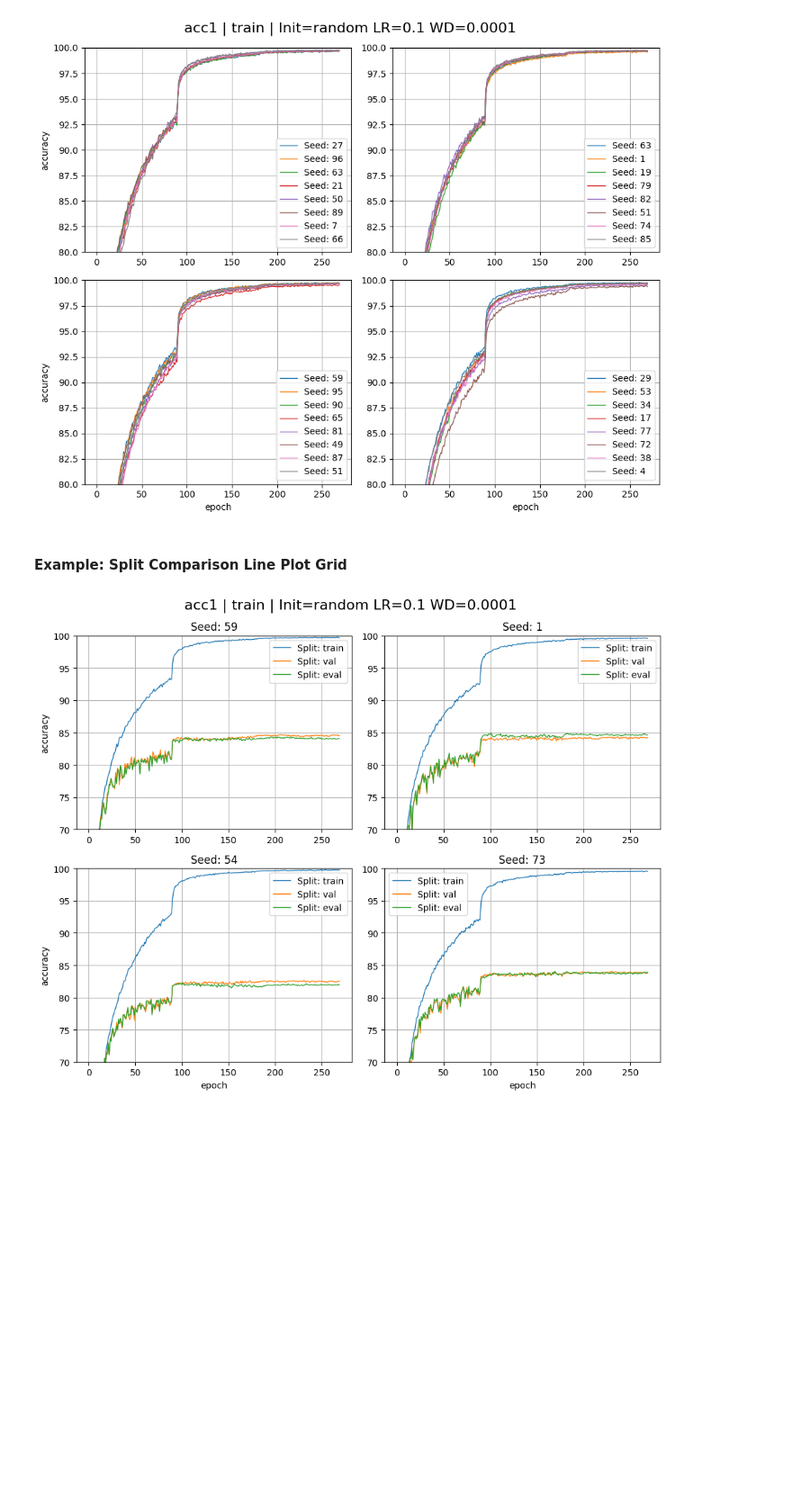
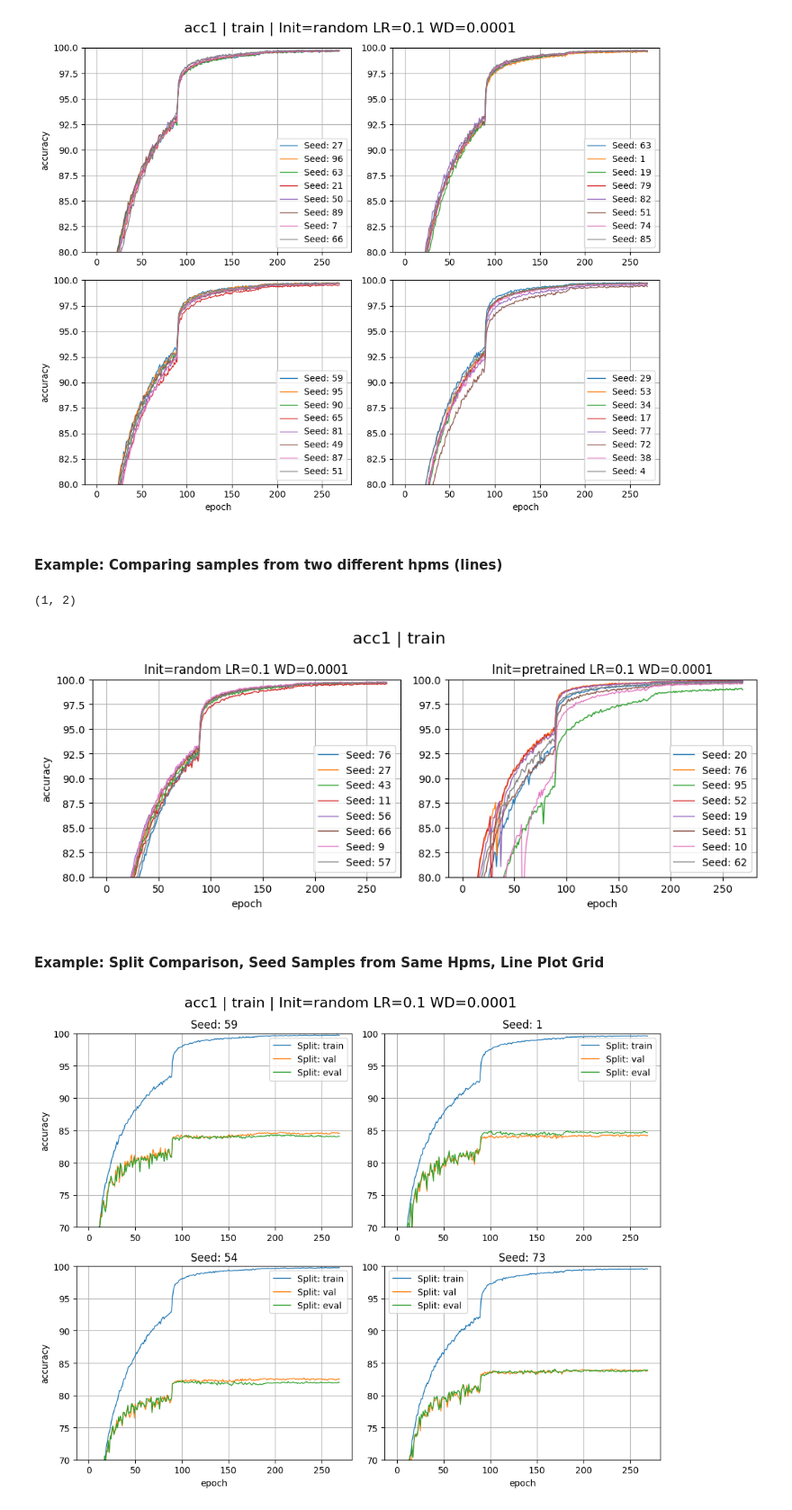
Before and after one commit to drothermel/dr_gen, a Jupyter notebook: notebooks/plot_util_examples.ipynb, the cells around one changed output. Shown at 90% size. Saved outputs shown, nothing was run; the diff lists cells and outputs as text; code cells hidden in the pictures; blank space fills up the shorter version.

Commit message:
got hpm comparisons in

```diff
--- a/notebooks/plot_util_examples.ipynb
+++ b/notebooks/plot_util_examples.ipynb
@@ -121,7 +121,7 @@ print(dsp.make_table(*rg.get_swept_table_data()))
 # %% [markdown]
 ### Plot Testing
 # %%
-runs = rg.select_run_data_by_hpms(**{"optim.lr": 0.1, "optim.weight_decay": 1e-4, "init": "random"})
+runs = rg.select_run_data_by_hpms(**{"optim.lr": 0.1, "optim.weight_decay": 1e-4})
 for hpm, rlist in runs.items():
     print(f" - {str(hpm):70} | {len(rlist):,} RIDS")
 # %% [output]
@@ -146,6 +149,9 @@ print("Acc Vals:", train_acc[:5], "...")
 >> model.weights=None optim.lr=0.1 optim.weight_decay=0.0001 | train | Run 0 | acc1
 X Vals: [0, 1, 2, 3, 4] ...
 Acc Vals: [27.242500400543214, 38.68000078201294, 43.54250087738037, 47.25250062942505, 52.687500619888304] ...
+# %%
+ds_1 = rdata_tuples[0]
+ds_2 = rdata_tuples[1]
 # %% [markdown]
 #### Example Seed Comparison Line Plot
 # %%
@@ -196,8 +202,38 @@ pu.grid_wrapper(
 )
 # %% [output]
 [figure]
+# %% [markdown]
+#### Example: Comparing samples from two different hpms (lines)
+# %%
+#hpm, _, rdatas = ds
+ds_list = [ds_1, ds_2]
+rd_inds = [random.sample(list(range(len(ds[-1]))), num_to_plot) for ds in ds_list]
+pu.grid_wrapper(
+    pu.make_line_plot,
+    [
+        [
+            rdatas[rd_i].get_split_metrics(split).get_vals(metric_name) for rd_i in rd_inds[ds_ind]
+        ] for ds_ind, (_, _, rdatas) in enumerate(ds_list)
+    ],
+    figsize=(4,5),
+    suptitle=f"{metric_name} | {split}",
+    labels=[
+        [
+            f"Seed: {rd.hpms._all_values['seed']}" for rd in rds
+        ] for rds in rd_lists
+    ],
+    title=[
+        f"{rg.get_display_hpm_str(hpm)}" for hpm, _, _ in ds_list
+    ],
+    subplot_xlabel="epoch",
+    subplot_ylabel="accuracy",
+    ylim=(80, 100),
+)
+# %% [output]
+(1, 2)
+[figure, added]
 # %% [markdown]
-#### Example: Split Comparison Line Plot Grid
+#### Example: Split Comparison, Seed Samples from Same Hpms, Line Plot Grid
 # %%
 pu.grid_wrapper(
     pu.make_line_plot,
```
Also changed, not shown: parts of 8 cells of this notebook, 1 other file.
